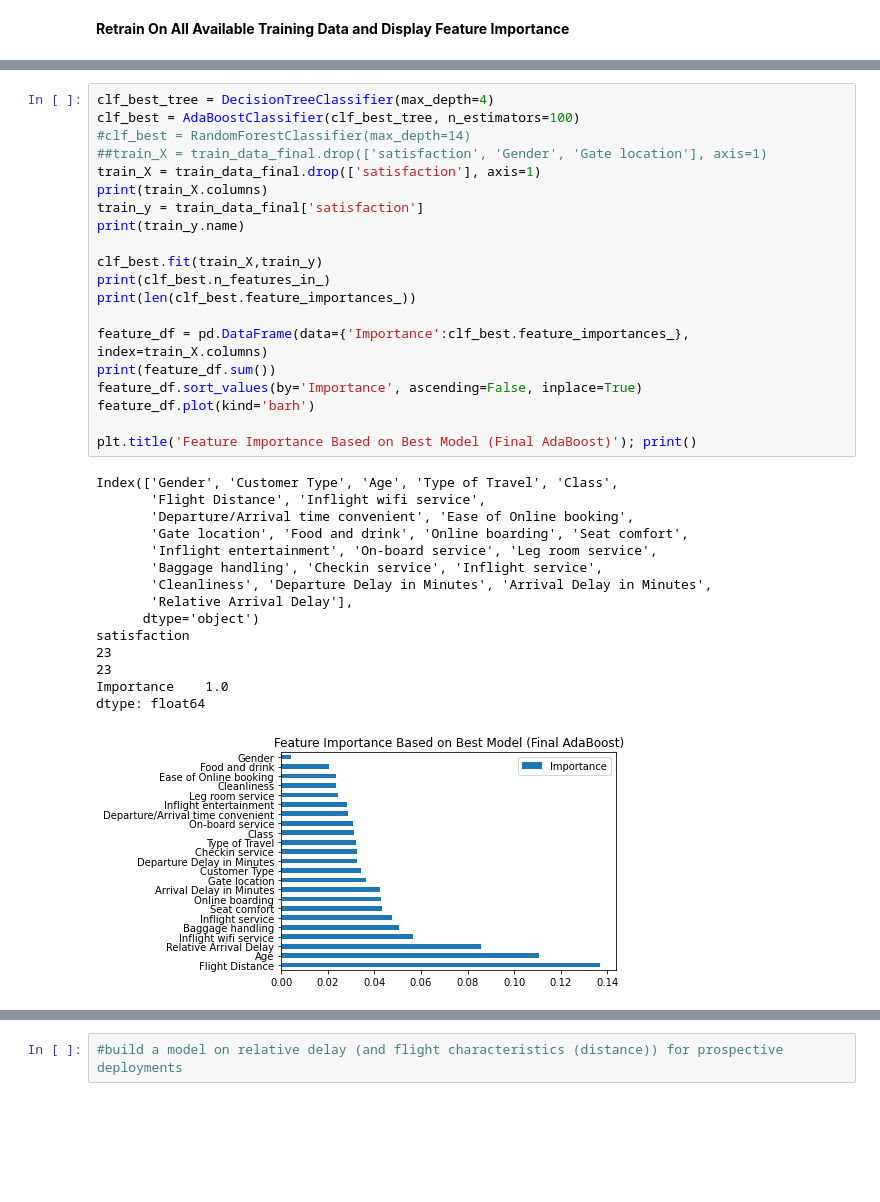
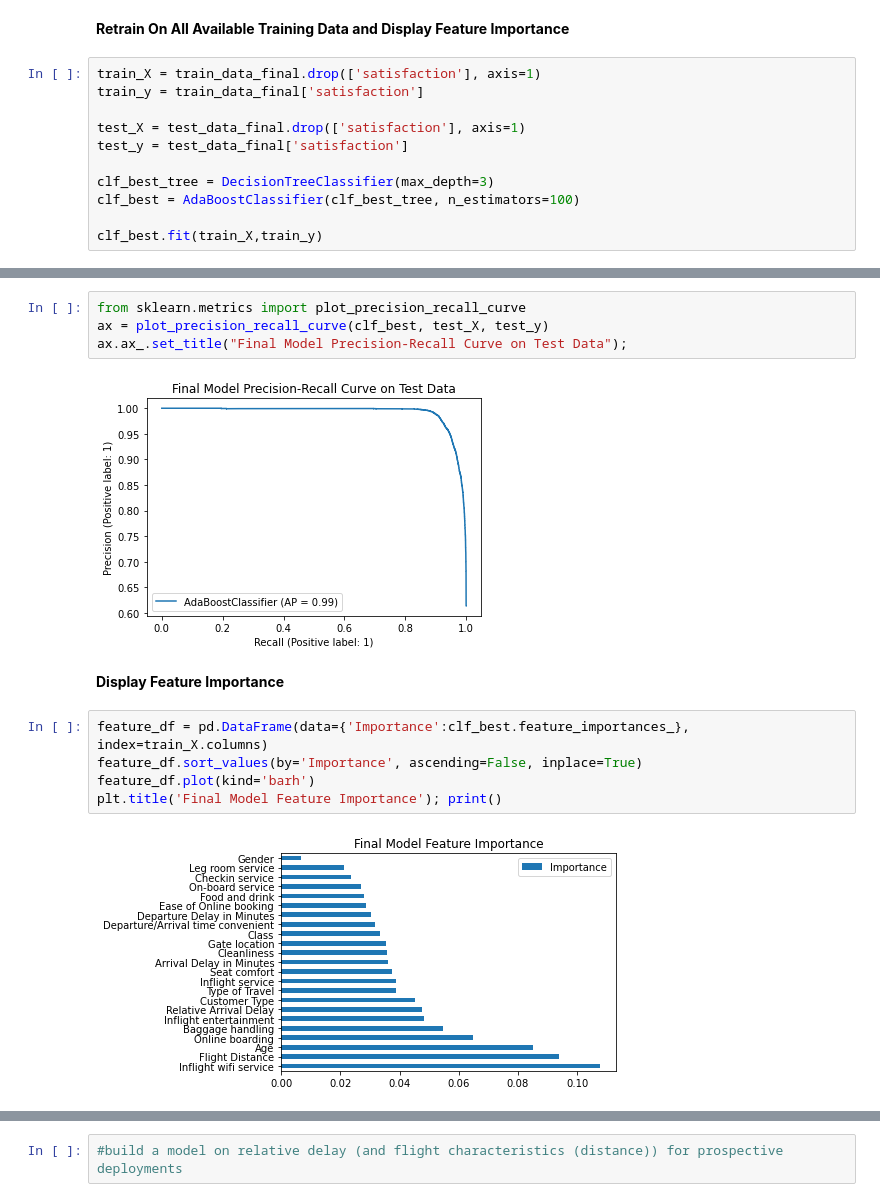
Before and after one commit to artunart/Happier-Passengers, a Jupyter notebook: Happier Passengers - Part 4 - Modeling.ipynb, the cells around one changed output, grey strips where cells are left out. Cells and saved outputs as stored; diff of their text form; blank space fills up the shorter version.

```diff
--- a/Happier Passengers - Part 4 - Modeling.ipynb
+++ b/Happier Passengers - Part 4 - Modeling.ipynb
@@ -177 +173,12 @@ Although, the models seem to behave similarly in terms of scores at higher Max T
 **Retrain On All Available Training Data and Display Feature Importance**<br/>
+# %%
+train_X = train_data_final.drop(['satisfaction'], axis=1)
+train_y = train_data_final['satisfaction']
+
+test_X = test_data_final.drop(['satisfaction'], axis=1)
+test_y = test_data_final['satisfaction']
+
+clf_best_tree = DecisionTreeClassifier(max_depth=3)
+clf_best = AdaBoostClassifier(clf_best_tree, n_estimators=100)
+
+clf_best.fit(train_X,train_y)
@@ -178,36 +208,16 @@ Although, the models seem to behave similarly in terms of scores at higher Max T
+# %%
+from sklearn.metrics import plot_precision_recall_curve
+ax = plot_precision_recall_curve(clf_best, test_X, test_y)
+ax.ax_.set_title("Final Model Precision-Recall Curve on Test Data");
+# %% [output]
+[figure, added]
+# %% [markdown]
+
+**Display Feature Importance**<br/>
 # %%
-clf_best_tree = DecisionTreeClassifier(max_depth=4)
-clf_best = AdaBoostClassifier(clf_best_tree, n_estimators=100)
-#clf_best = RandomForestClassifier(max_depth=14)
-##train_X = train_data_final.drop(['satisfaction', 'Gender', 'Gate location'], axis=1)
-train_X = train_data_final.drop(['satisfaction'], axis=1)
-print(train_X.columns)
-train_y = train_data_final['satisfaction']
-print(train_y.name)
-
-clf_best.fit(train_X,train_y)
-print(clf_best.n_features_in_)
-print(len(clf_best.feature_importances_))
-
 feature_df = pd.DataFrame(data={'Importance':clf_best.feature_importances_}, index=train_X.columns)
-print(feature_df.sum())
 feature_df.sort_values(by='Importance', ascending=False, inplace=True)
 feature_df.plot(kind='barh')
-
-plt.title('Feature Importance Based on Best Model (Final AdaBoost)'); print()
+plt.title('Final Model Feature Importance'); print()
 # %% [output]
-Index(['Gender', 'Customer Type', 'Age', 'Type of Travel', 'Class',
-       'Flight Distance', 'Inflight wifi service',
-       'Departure/Arrival time convenient', 'Ease of Online booking',
-       'Gate location', 'Food and drink', 'Online boarding', 'Seat comfort',
-       'Inflight entertainment', 'On-board service', 'Leg room service',
-       'Baggage handling', 'Checkin service', 'Inflight service',
-       'Cleanliness', 'Departure Delay in Minutes', 'Arrival Delay in Minutes',
-       'Relative Arrival Delay'],
-      dtype='object')
-satisfaction
-23
-23
-Importance    1.0
-dtype: float64
-[figure, old version]
+[figure, new version]
```
Also changed, not shown: parts of 19 cells of this notebook, 7 other files.
